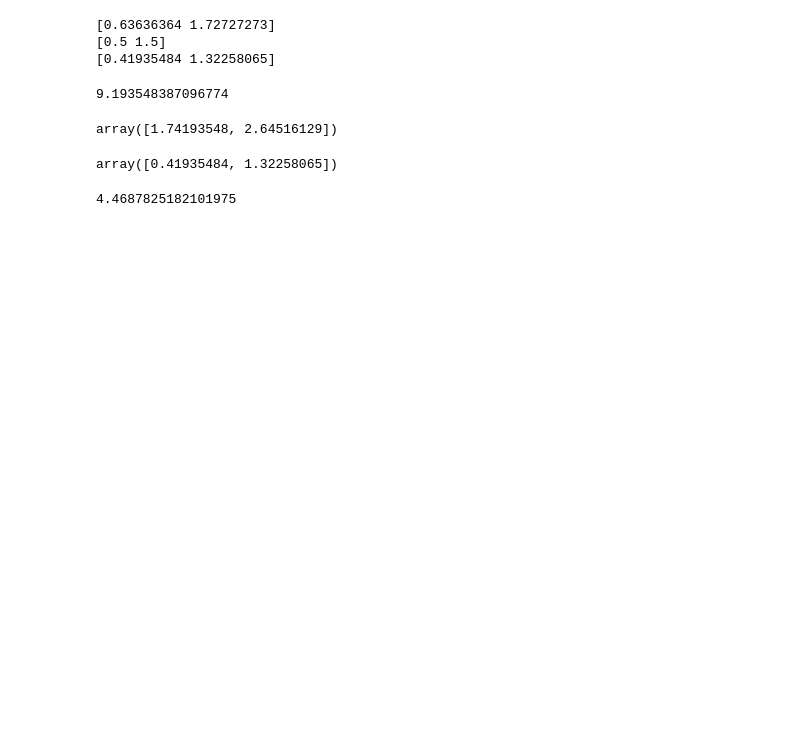
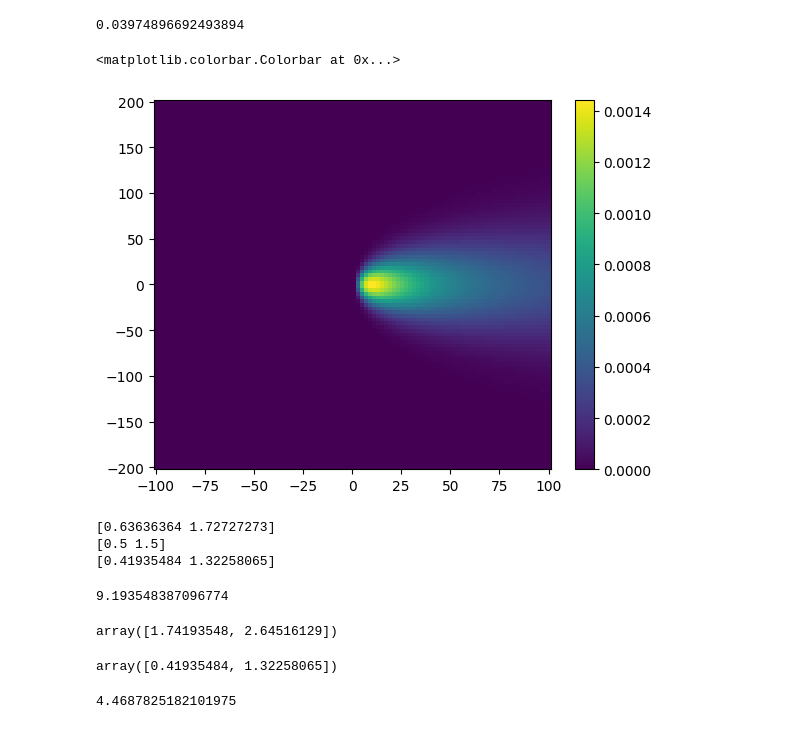
Before and after one commit to ATMO-IUP-UHEI/pyinverse, a Jupyter notebook: docs/example.ipynb, the cells around one changed output. Cells and saved outputs as stored; diff of their text form; code cells hidden in the pictures; blank space fills up the shorter version.

```diff
--- a/docs/example.ipynb
+++ b/docs/example.ipynb
@@ -18,3 +93,53 @@ from pyinverse.solver import LSTSQ
+# %%
+def exponential(x, x0, sigma):
+    return np.exp(-(x - x0) ** 2 / (2 * sigma ** 2))
+
+def compute_sigma(x, x0, u0, K):
+    return np.sqrt(2 * K * (x - x0) / u0)
+# %%
+def compute_con(x, y, z, x0, y0, z0, E, u0, K_y, K_z):
+    if x > x0:
+        sigma_y = compute_sigma(x, x0, u0, K_y)
+        sigma_z = compute_sigma(x, x0, u0, K_z)
+        frac = E / (2 * np.pi * u0 *sigma_y * sigma_z)
+        exp_y = exponential(y, y0, sigma_y)
+        exp_z = exponential(z, z0, sigma_z)
+        return frac * exp_y * exp_z
+    else:
+        return 0
+# %%
+# Wind velocity along the y-axis
+u0 = 4 # m/s
+# Horizontal dispersion coefficient
+K_y = 40. # m^2/s
+# Vertical dispersion coefficient
+K_z = 10. # m^2/s
+
+# Source location
+x0 = 0. # m
+y0 = 0. # m
+z0 = 200. # m
+
+# Emission rate
+E = 10. # kg/s
+# %%
+compute_con(1, 0.2, 200, x0, y0, z0, E, u0, K_y, K_z)
+# %% [output]
+0.03974896692493894
+# %%
+# Visualize the plume
+x_mesh, y_mesh = np.meshgrid(np.linspace(-100, 100, 100), np.linspace(-200, 200, 100))
+con = np.zeros_like(x_mesh)
+for i in range(x_mesh.shape[0]):
+    for j in range(x_mesh.shape[1]):
+        con[i, j] = compute_con(x_mesh[i, j], y_mesh[i, j], 190, x0, y0, z0, E, u0, K_y, K_z)
+# %%
+# Plot the plume in log scale
+plt.pcolormesh(x_mesh, y_mesh, con)
+plt.colorbar()
+# %% [output]
+<matplotlib.colorbar.Colorbar at 0x...>
+[figure, added]
 # %%
 # Simple forward model
 x = np.array([1, 2])  # True state
```
Also changed, not shown: parts of 14 cells of this notebook.
